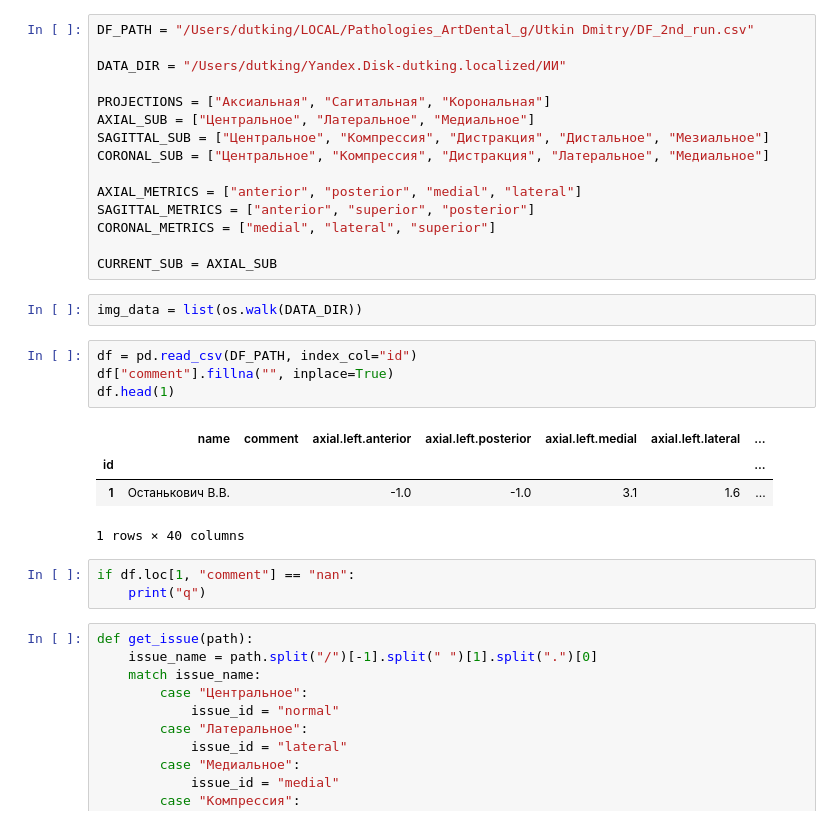
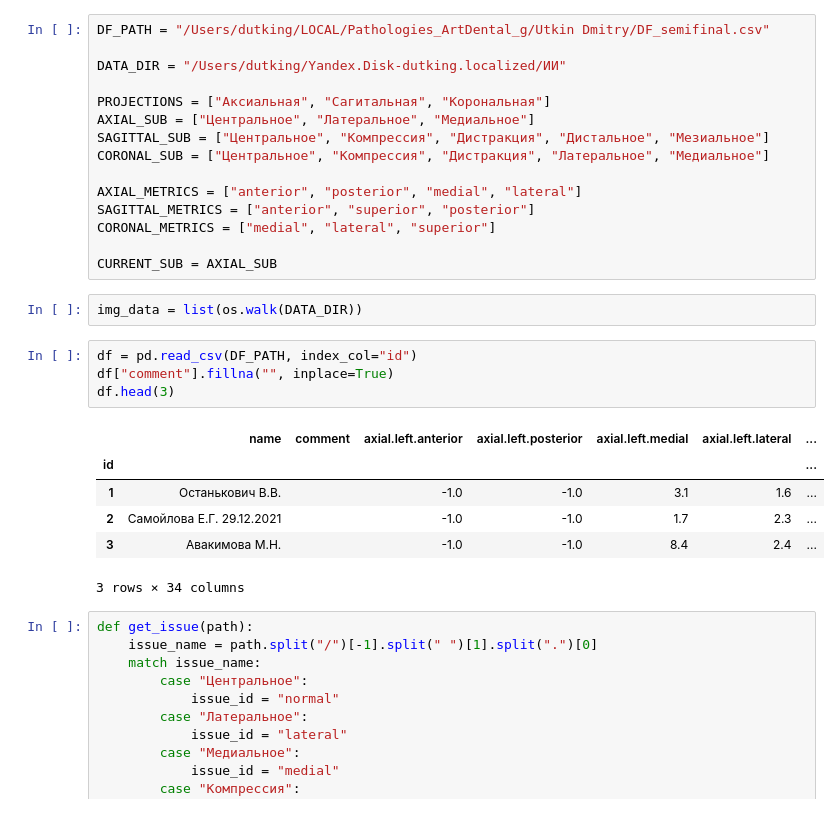
Before and after one commit to 19man72/Pathologies_ArtDental_g, a Jupyter notebook: Utkin Dmitry/fill_in_df.ipynb, the cells around one changed output. Saved outputs shown, nothing was run; the diff lists cells and outputs as text.

```diff
--- a/Utkin Dmitry/fill_in_df.ipynb
+++ b/Utkin Dmitry/fill_in_df.ipynb
@@ -7,7 +7,7 @@ from IPython.display import clear_output
 
 %matplotlib inline
 # %%
-DF_PATH = "/Users/dutking/LOCAL/Pathologies_ArtDental_g/Utkin Dmitry/DF_2nd_run.csv"
+DF_PATH = "/Users/dutking/LOCAL/Pathologies_ArtDental_g/Utkin Dmitry/DF_semifinal.csv"
 
 DATA_DIR = "/Users/dutking/Yandex.Disk-dutking.localized/ИИ"
 
@@ -26,15 +26,14 @@ img_data = list(os.walk(DATA_DIR))
 # %%
 df = pd.read_csv(DF_PATH, index_col="id")
 df["comment"].fillna("", inplace=True)
-df.head(1)
+df.head(3)
 # %% [output]
 |  | name | comment | axial.left.anterior | axial.left.posterior | axial.left.medial | axial.left.lateral | ... |
 | id |  |  |  |  |  |  | ... |
 | 1 | Останькович В.В. |  | -1.0 | -1.0 | 3.1 | 1.6 | ... |
+| 2 | Самойлова Е.Г. 29.12.2021 |  | -1.0 | -1.0 | 1.7 | 2.3 | ... |
+| 3 | Авакимова М.Н. |  | -1.0 | -1.0 | 8.4 | 2.4 | ... |
-1 rows × 40 columns
+3 rows × 34 columns
-# %%
-if df.loc[1, "comment"] == "nan":
-    print("q")
 # %%
 def get_issue(path):
     issue_name = path.split("/")[-1].split(" ")[1].split(".")[0]
```
Also changed, not shown: parts of 1 cell of this notebook, 1 other file.
